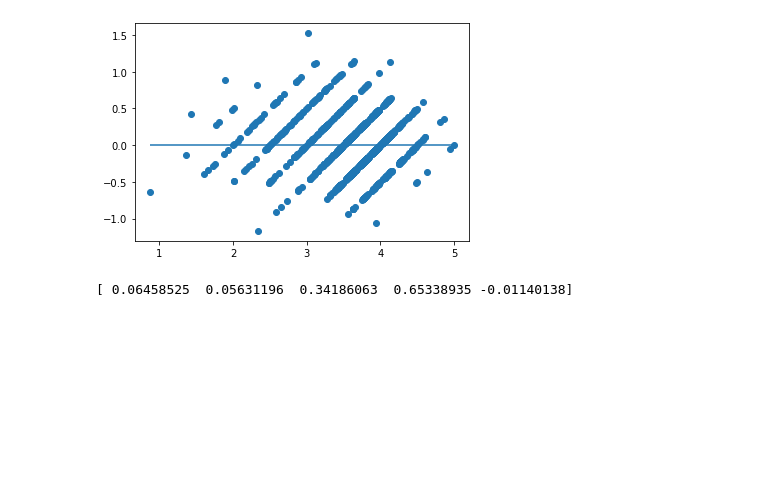
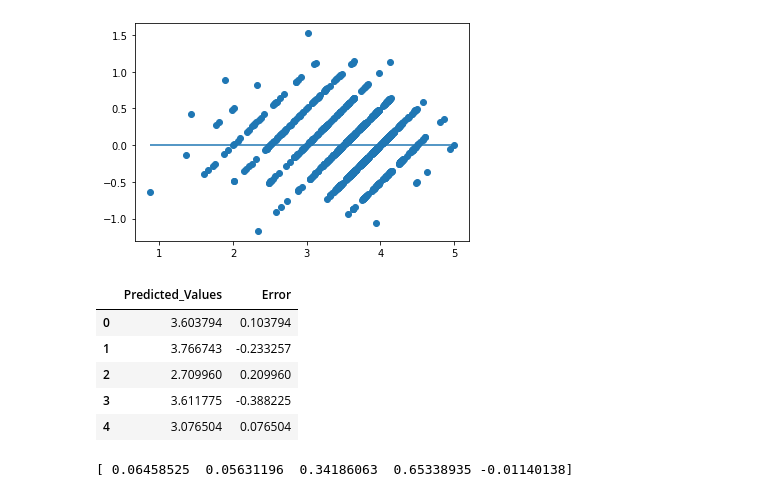
Before and after one commit to Tman5976/Group_5_Final_Project, a Jupyter notebook: Machine_Learning_Model.ipynb, the cells around one changed output. Cells and saved outputs as stored; diff of their text form; code cells hidden in the pictures; blank space fills up the shorter version.

```diff
--- a/Machine_Learning_Model.ipynb
+++ b/Machine_Learning_Model.ipynb
@@ -75,3 +75,14 @@ plt.hlines(y=0, xmin=y_pred.min(), xmax=y_pred.max())
 plt.show()
 # %% [output]
 [figure]
+# %%
+plot_df  = pd.DataFrame({"Predicted_Values" : y_pred,
+                         "Error" : y_pred - y_test})
+plot_df.head()
+# %% [output]
+|  | Predicted_Values | Error |
+| 0 | 3.603794 | 0.103794 |
+| 1 | 3.766743 | -0.233257 |
+| 2 | 2.709960 | 0.209960 |
+| 3 | 3.611775 | -0.388225 |
+| 4 | 3.076504 | 0.076504 |
```
Also changed, not shown: parts of 3 cells of this notebook, 6 other files.
